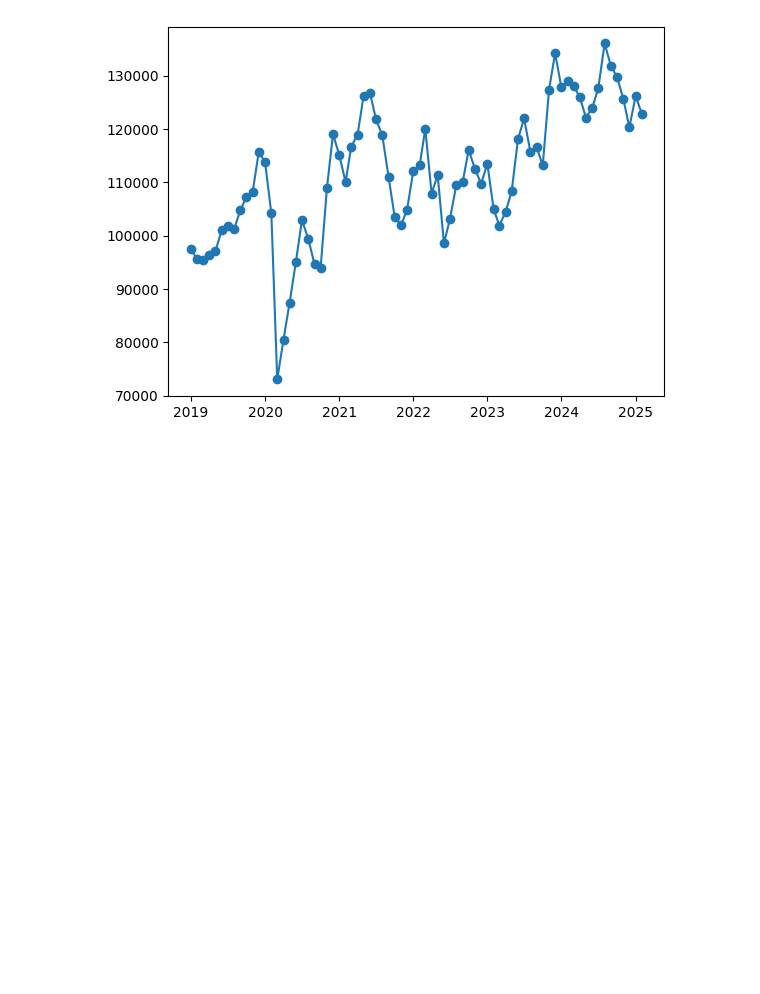
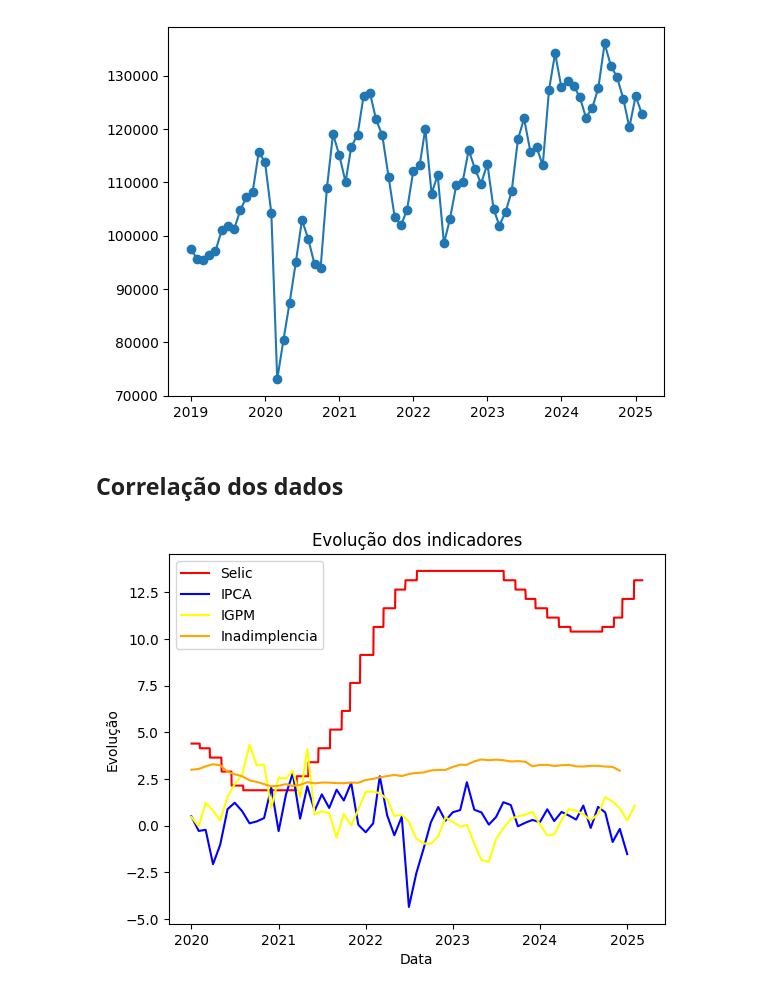
Before and after one commit to FRgama/PIDados, a Jupyter notebook: PIDados.ipynb, the cells around one changed output. Drawn from its saved outputs; the diff is of its cells as text; code cells hidden in the pictures; blank space fills up the shorter version.

```diff
--- a/PIDados.ipynb
+++ b/PIDados.ipynb
@@ -119,3 +119,17 @@ plt.plot(dados['Data'],dados['Valor'], marker='o')
 # %% [output]
 [<matplotlib.lines.Line2D at 0x...>]
 [figure]
+# %% [markdown]
+## **Correlação dos dados**
+# %%
+plt.plot(dfSelic.Date, dfSelic.Selic, color='red')
+plt.plot(dfIpca.Date, dfIpca.Ipca, color='blue')
+plt.plot(dfIgpm.Date, dfIgpm.Igmp, color='yellow')
+plt.plot(dfInad.Date, dfInad.Inadimplencia, color='orange')
+plt.title("Evolução dos indicadores")
+plt.xlabel("Data")
+plt.ylabel("Evolução")
+plt.legend(['Selic', 'IPCA', 'IGPM', 'Inadimplencia'])
+plt.show()
+# %% [output]
+[figure, added]
```
Also changed, not shown: parts of 9 cells of this notebook.
